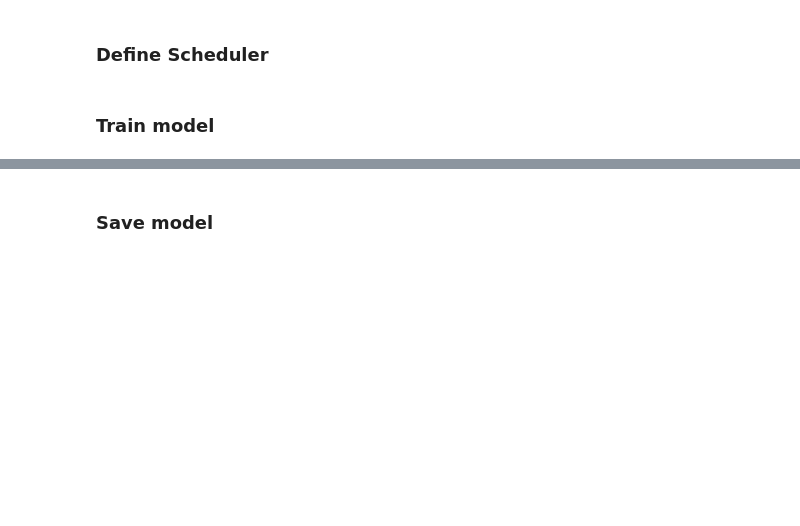
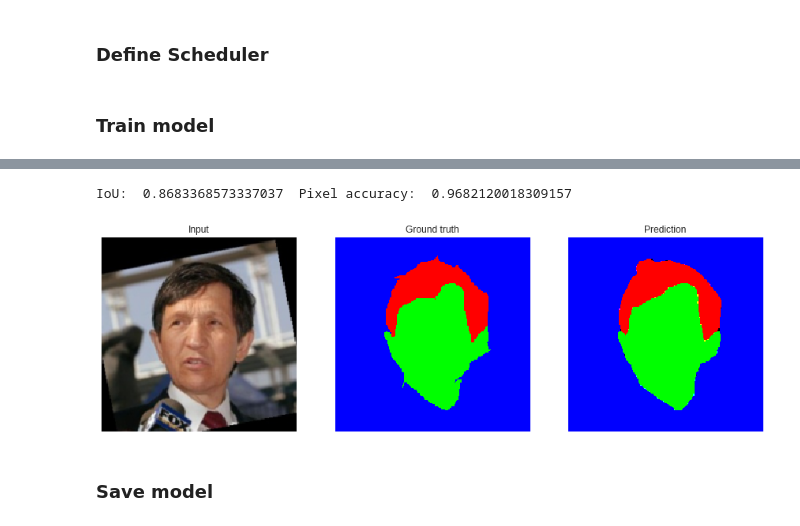
Before and after one commit to betogaona7/hairstyle, a Jupyter notebook: HS-Segment-Technique/Unet_CRF_keras.ipynb, the cells around one changed output, grey strips where cells are left out. Cells and saved outputs as stored; diff of their text form; code cells hidden in the pictures; blank space fills up the shorter version.

Commit message:
Evaluate UNet model calculating IoU and pixel accuracy

```diff
--- a/HS-Segment-Technique/Unet_CRF_keras.ipynb
+++ b/HS-Segment-Technique/Unet_CRF_keras.ipynb
@@ -237,3 +268,82 @@ model =  MobileUNet(input_shape=(img_shape[0], img_shape[1], 3), alpha=1, alpha_
+# %%
+def color2classes(img):
+  new_img = np.zeros((192, 192)).astype(np.uint8)
+  for i in range(192):
+    for j in range(192):
+      if img[i, j, 2] == 255:
+        new_img[i, j] = 0
+      elif img[i, j, 1] == 255:
+        new_img[i, j] = 1
+      else:
+        new_img[i, j] = 2
+  return new_img
+
+def iou(y_hat, y):
+  ious = []
+  for c in range(3):
+    pred_inds = y_hat == c
+    target_inds = y == c
+    intersection = pred_inds[target_inds].sum()
+    union = pred_inds.sum() + target_inds.sum() - intersection
+    if union == 0:
+      ious.append(float('nan')) # If there is no ground truth, do not include in evaluation
+    else:
+      ious.append(float(intersection) / max(union, 1))
+  return ious
+
+def pixel_accuracy(y_hat, y):
+  correct = (y_hat == y).sum()
+  total = (y == y).sum()
+  return correct/total
+
+def custom_objects():
+  return {'relu6': relu6,
+          'DepthwiseConv2D': DepthwiseConv2D,
+          'BilinearUpSampling2D': BilinearUpSampling2D,
+          'dice_coef_loss': DICE_coef_loss
+         }
+
+SAVED_MODEL = 'unet-keras-model2.h5'
+SAVED_WEIGHTS = 'unet-keras-model-weights2.hd5'
+
+with CustomObjectScope(custom_objects()):
+  model = load_model(SAVED_MODEL)
+  model.load_weights(SAVED_WEIGHTS)
+
+images = np.load('data/LFW-keras/images-192.npy')
+masks = np.load('data/LFW-keras/masks-192.npy')
+total_ious = []
+pixel_accs = []
+
+_, images, _, labels = train_test_split(images, masks, test_size=0.2, random_state=2)
+
+for img, mask in zip(images, labels):
+  inp = img.reshape(1, 192, 192, 3).astype(float)
+
+  prob_pred = model.predict(normalize(inp)).reshape(192, 192, 3)
+  pred = np.uint8((prob_pred.round())*255)
+
+  new_mask = color2classes(mask)
+  new_pred = color2classes(pred)
+
+  total_ious.append(iou(new_pred, new_mask))
+  pixel_accs.append(pixel_accuracy(new_pred, new_mask))
+
+# Mean IoU
+total_ious = np.array(total_ious).T
+mean_iou = np.nanmean(np.nanmean(total_ious, axis=1))
+
+# Pixel accuracy
+pixel_acc = np.array(pixel_accs).mean()
+
+
+print("IoU: ", mean_iou, " Pixel accuracy: ", pixel_acc)
+# %% [output]
+IoU:  0.8683368573337037  Pixel accuracy:  0.9682120018309157
+# %%
+plot_imgs([img, mask, pred], ["Input", "Ground truth", "Prediction"], (15, 15))
+# %% [output]
+[figure, added]
 # %% [markdown]
 ### Save model
 # %%
```
Also changed, not shown: parts of 7 cells of this notebook.
